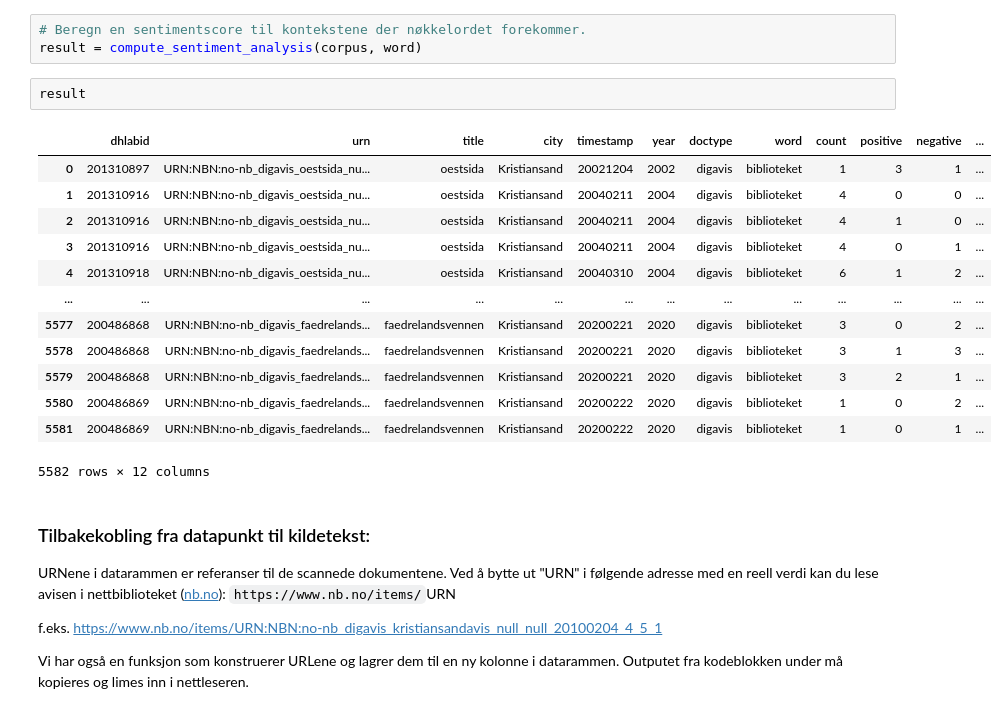
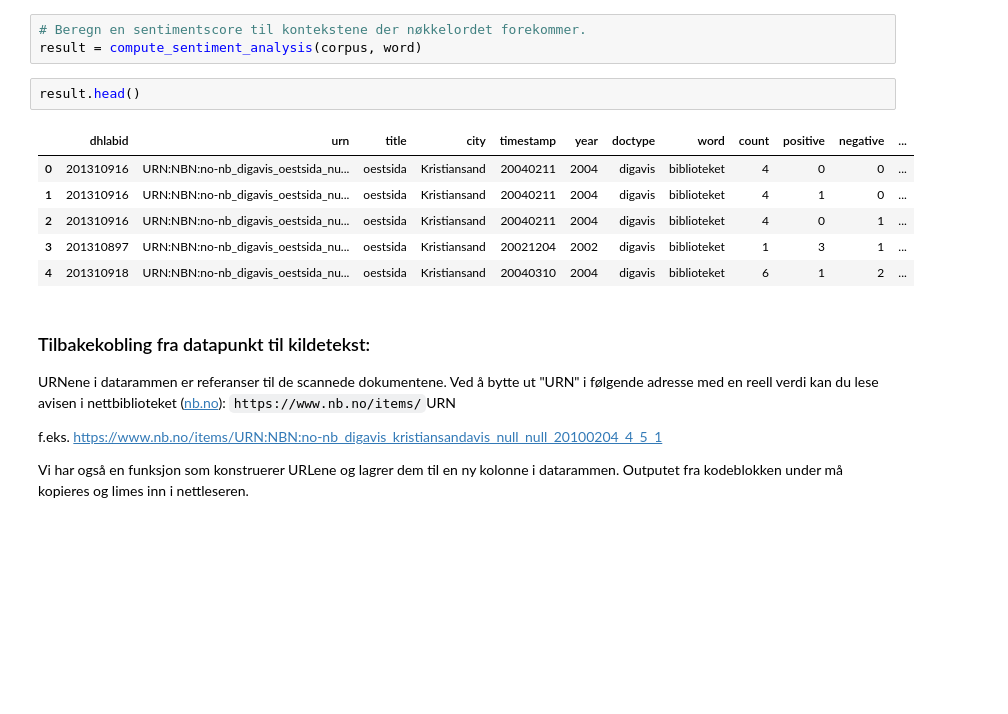
Before and after one commit to NationalLibraryOfNorway/digital_tekstanalyse, a Jupyter notebook: cookbook/4.0.sentiment_analysis_timeseries.ipynb, the cells around one changed output. Drawn from its saved outputs; the diff is of its cells as text; blank space fills up the shorter version.

```diff
--- a/cookbook/4.0.sentiment_analysis_timeseries.ipynb
+++ b/cookbook/4.0.sentiment_analysis_timeseries.ipynb
@@ -77,21 +77,14 @@ Ordlistene vi bruker her, NorSentLex, er utviklet av LTG-gruppen ved UiO ifm. SA
 # Beregn en sentimentscore til kontekstene der nøkkelordet forekommer.
 result = compute_sentiment_analysis(corpus, word)
 # %%
-result
+result.head()
 # %% [output]
 |  | dhlabid | urn | title | city | timestamp | year | doctype | word | count | positive | negative | ... |
-| 0 | 201310897 | URN:NBN:no-nb_digavis_oestsida_nu... | oestsida | Kristiansand | 20021204 | 2002 | digavis | biblioteket | 1 | 3 | 1 | ... |
-| 1 | 201310916 | URN:NBN:no-nb_digavis_oestsida_nu... | oestsida | Kristiansand | 20040211 | 2004 | digavis | biblioteket | 4 | 0 | 0 | ... |
-| 2 | 201310916 | URN:NBN:no-nb_digavis_oestsida_nu... | oestsida | Kristiansand | 20040211 | 2004 | digavis | biblioteket | 4 | 1 | 0 | ... |
-| 3 | 201310916 | URN:NBN:no-nb_digavis_oestsida_nu... | oestsida | Kristiansand | 20040211 | 2004 | digavis | biblioteket | 4 | 0 | 1 | ... |
+| 0 | 201310916 | URN:NBN:no-nb_digavis_oestsida_nu... | oestsida | Kristiansand | 20040211 | 2004 | digavis | biblioteket | 4 | 0 | 0 | ... |
+| 1 | 201310916 | URN:NBN:no-nb_digavis_oestsida_nu... | oestsida | Kristiansand | 20040211 | 2004 | digavis | biblioteket | 4 | 1 | 0 | ... |
+| 2 | 201310916 | URN:NBN:no-nb_digavis_oestsida_nu... | oestsida | Kristiansand | 20040211 | 2004 | digavis | biblioteket | 4 | 0 | 1 | ... |
+| 3 | 201310897 | URN:NBN:no-nb_digavis_oestsida_nu... | oestsida | Kristiansand | 20021204 | 2002 | digavis | biblioteket | 1 | 3 | 1 | ... |
 | 4 | 201310918 | URN:NBN:no-nb_digavis_oestsida_nu... | oestsida | Kristiansand | 20040310 | 2004 | digavis | biblioteket | 6 | 1 | 2 | ... |
-| ... | ... | ... | ... | ... | ... | ... | ... | ... | ... | ... | ... | ... |
-| 5577 | 200486868 | URN:NBN:no-nb_digavis_faedrelands... | faedrelandsvennen | Kristiansand | 20200221 | 2020 | digavis | biblioteket | 3 | 0 | 2 | ... |
-| 5578 | 200486868 | URN:NBN:no-nb_digavis_faedrelands... | faedrelandsvennen | Kristiansand | 20200221 | 2020 | digavis | biblioteket | 3 | 1 | 3 | ... |
-| 5579 | 200486868 | URN:NBN:no-nb_digavis_faedrelands... | faedrelandsvennen | Kristiansand | 20200221 | 2020 | digavis | biblioteket | 3 | 2 | 1 | ... |
-| 5580 | 200486869 | URN:NBN:no-nb_digavis_faedrelands... | faedrelandsvennen | Kristiansand | 20200222 | 2020 | digavis | biblioteket | 1 | 0 | 2 | ... |
-| 5581 | 200486869 | URN:NBN:no-nb_digavis_faedrelands... | faedrelandsvennen | Kristiansand | 20200222 | 2020 | digavis | biblioteket | 1 | 0 | 1 | ... |
-5582 rows × 12 columns
 # %% [markdown]
 ### Tilbakekobling fra datapunkt til kildetekst:
 URNene i datarammen er referanser til de scannede dokumentene.
```
Also changed, not shown: parts of 3 cells of this notebook, 3 other files.
